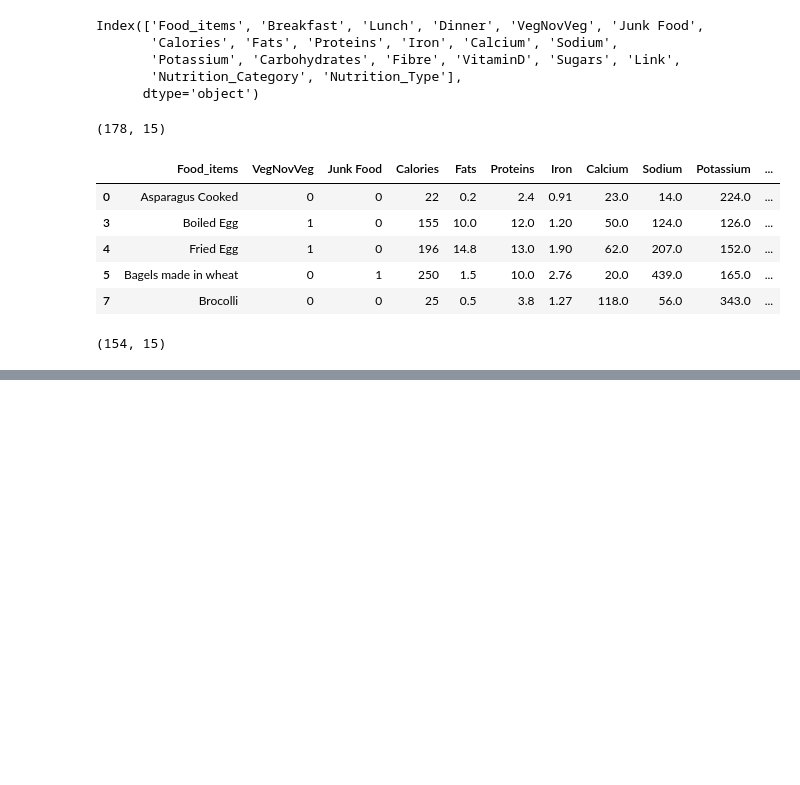
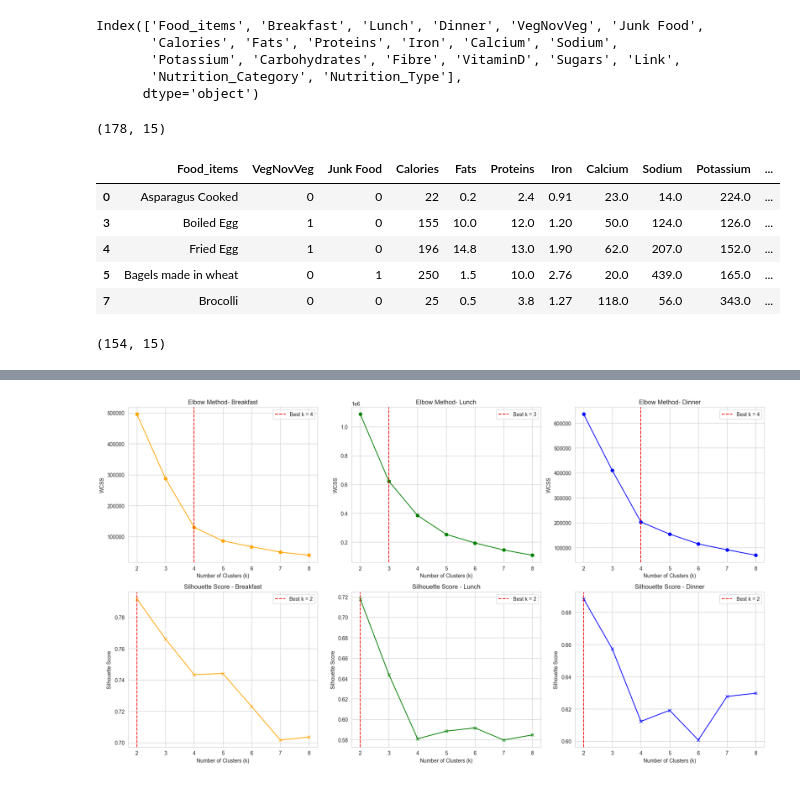
Before and after one commit to Samriddha-Upreti/Diet_Recomendation_System, a Jupyter notebook: Diet_Recomendation_System.ipynb, the cells around one changed output, grey strips where cells are left out. Drawn from its saved outputs; the diff is of its cells as text; code cells hidden in the pictures; blank space fills up the shorter version.

```diff
--- a/Diet_Recomendation_System.ipynb
+++ b/Diet_Recomendation_System.ipynb
@@ -221,3 +221,58 @@ def prepare_data(df):
 bf_features=prepare_data(breakfast)
 ln_features=prepare_data(lunch)
 dn_features=prepare_data(dinner)
+# %%
+import numpy as np
+import matplotlib
+from sklearn.cluster import KMeans
+from sklearn.metrics import silhouette_score
+
+def get_kmeasn_metrics(data, max_k=8):
+    wcss = []
+    silhouette_scores = []
+    for k in range(2, max_k +1):
+        kmeans = KMeans(n_clusters=k, random_state=42, n_init=10)
+        labels = kmeans.fit_predict(data)
+        wcss.append(kmeans.inertia_)
+        silhouette_scores.append(silhouette_score(data, labels))
+
+    elbow_deltas = np.diff(wcss, 2)
+    elbow_k = np.argmax(elbow_deltas) + 3 if len(elbow_deltas) > 0 else 2
+    sil_k = np.argmax(silhouette_scores) +2
+
+    return wcss, silhouette_scores, elbow_k, sil_k
+def plot_elbow_silhoutte_all():
+    plt.figure(figsize=(18 ,10))
+    datasets = [
+        ('Breakfast', bf_features, 'orange'),
+        ('Lunch', ln_features, 'green'),
+        ('Dinner', dn_features, 'blue')
+    ]
+
+    for i,(label,data,color) in enumerate(datasets):
+        wcss, sils, elbow_k, sil_k = get_kmeasn_metrics(data)
+        k_range = list(range(2, len(wcss) + 2))
+
+
+        plt.subplot(2, 3, i + 1)
+        plt.plot(k_range,wcss, marker='o', color=color)
+        plt.axvline(x=elbow_k, color='red', linestyle='--', label=f'Best k = {elbow_k}')
+        plt.title(f'Elbow Method- {label}')
+        plt.xlabel('Number of Clusters (k)')
+        plt.ylabel('WCSS')
+        plt.legend()
+
+        plt.subplot(2, 3, i + 4)
+        plt.plot(k_range, sils, marker='x', color=color)
+        plt.axvline(x=sil_k, color='red', linestyle='--', label=f'Best k = {sil_k}')
+        plt.title(f'Silhouette Score - {label}')
+        plt.xlabel('Number of Clusters (k)')
+        plt.ylabel('Silhouette Score')
+        plt.legend()
+
+    plt.tight_layout()
+    plt.show()
+
+plot_elbow_silhoutte_all()
+# %% [output]
+[figure, added]
```
Also changed, not shown: parts of 3 cells of this notebook, 2 other files.
